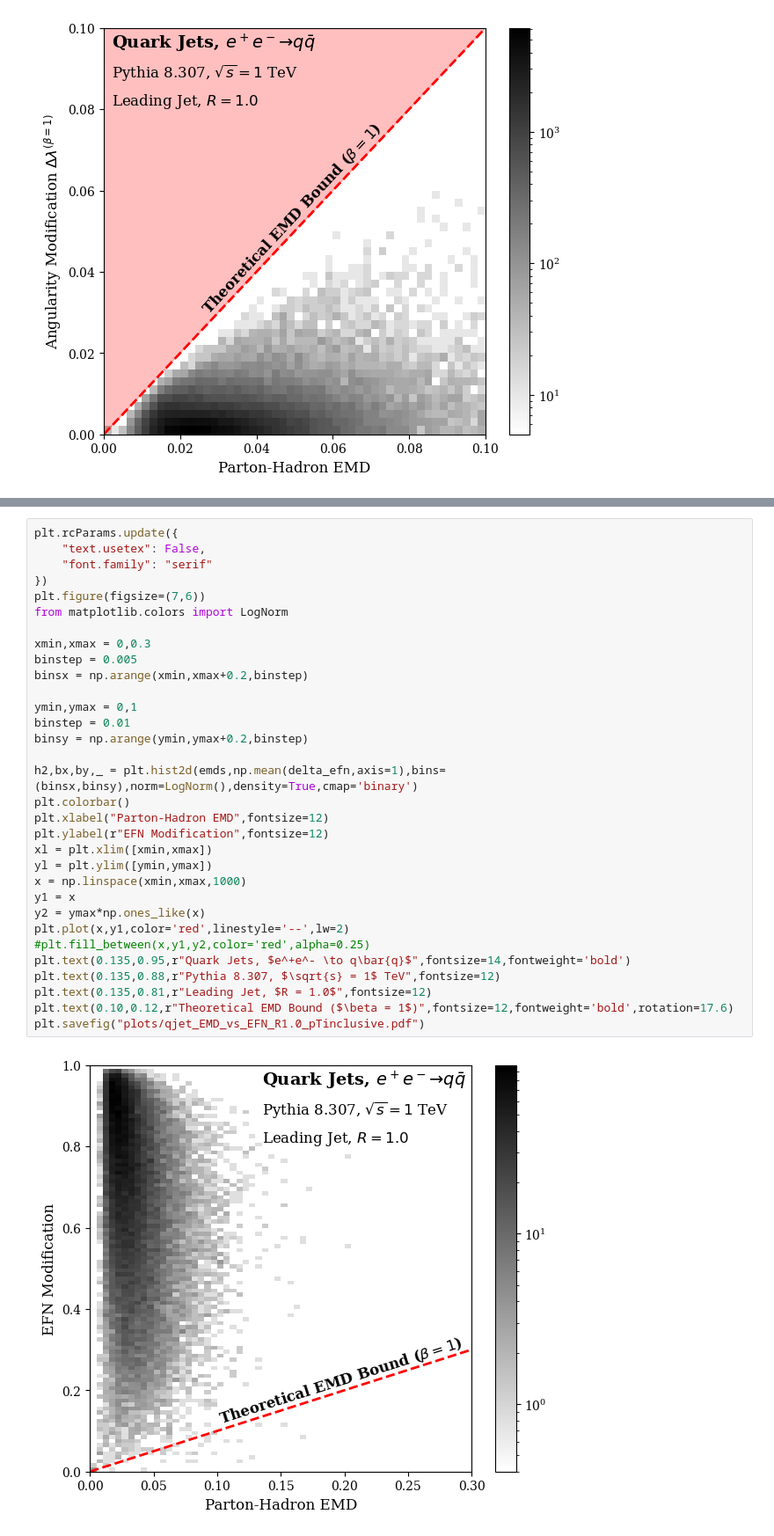
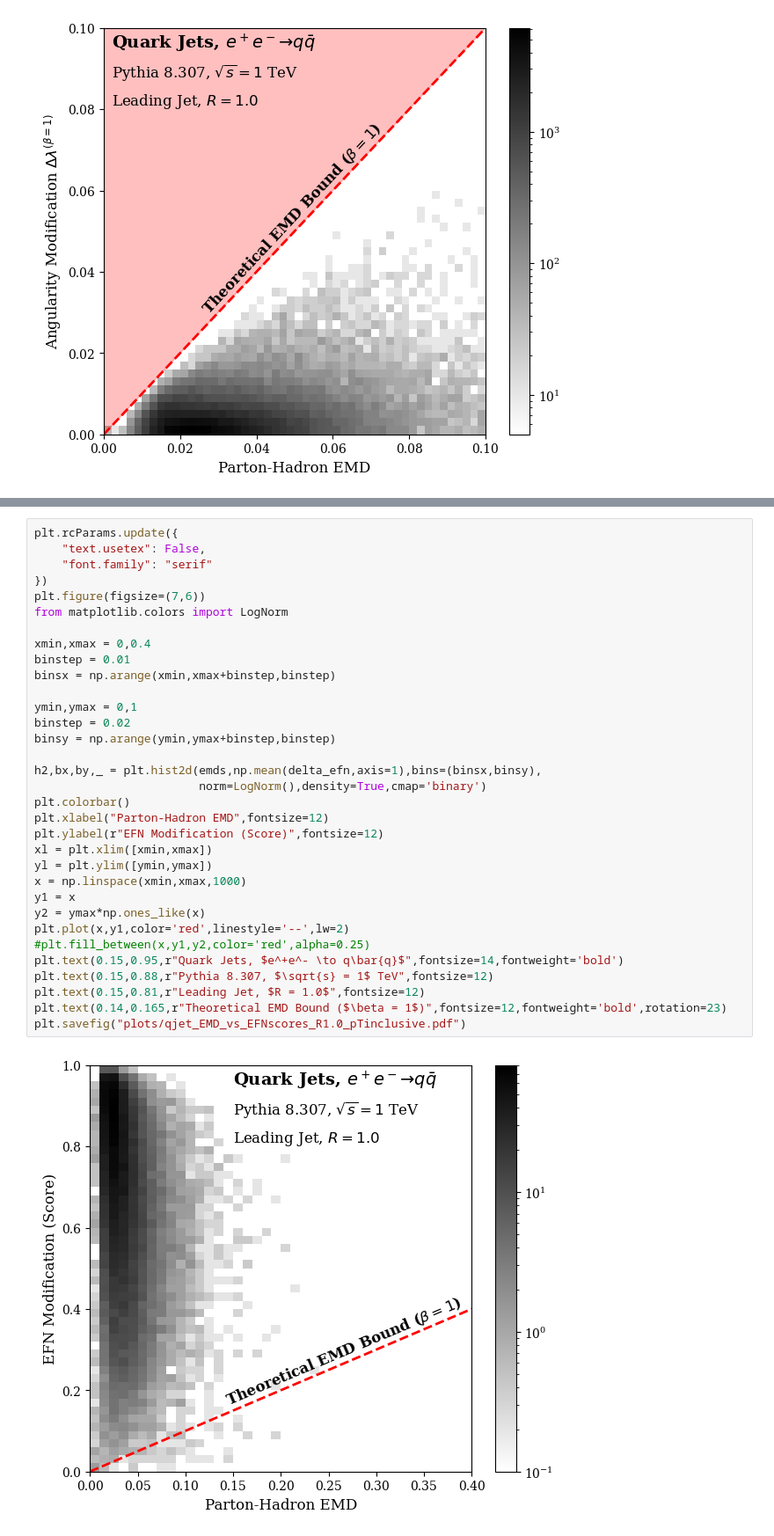
Before and after one commit to SamBT/safeUncalculable, a Jupyter notebook: makePlots.ipynb, the cells around one changed output, grey strips where cells are left out. Shown: that part at 88% size. Cells and saved outputs as stored; diff of their text form.

Commit message:
updated plots

```diff
--- a/makePlots.ipynb
+++ b/makePlots.ipynb
@@ -349,34 +385,35 @@ plt.savefig("plots/qjet_EMD_vs_spectralEFN_R1.0_pTinclusive.pdf")
 # %%
 plt.rcParams.update({
     "text.usetex": False,
     "font.family": "serif"
 })
 plt.figure(figsize=(7,6))
 from matplotlib.colors import LogNorm
 
-xmin,xmax = 0,0.3
-binstep = 0.005
-binsx = np.arange(xmin,xmax+0.2,binstep)
+xmin,xmax = 0,0.4
+binstep = 0.01
+binsx = np.arange(xmin,xmax+binstep,binstep)
 
 ymin,ymax = 0,1
-binstep = 0.01
-binsy = np.arange(ymin,ymax+0.2,binstep)
+binstep = 0.02
+binsy = np.arange(ymin,ymax+binstep,binstep)
 
-h2,bx,by,_ = plt.hist2d(emds,np.mean(delta_efn,axis=1),bins=(binsx,binsy),norm=LogNorm(),density=True,cmap='binary')
+h2,bx,by,_ = plt.hist2d(emds,np.mean(delta_efn,axis=1),bins=(binsx,binsy),
+                        norm=LogNorm(),density=True,cmap='binary')
 plt.colorbar()
 plt.xlabel("Parton-Hadron EMD",fontsize=12)
-plt.ylabel(r"EFN Modification",fontsize=12)
+plt.ylabel(r"EFN Modification (Score)",fontsize=12)
 xl = plt.xlim([xmin,xmax])
 yl = plt.ylim([ymin,ymax])
 x = np.linspace(xmin,xmax,1000)
 y1 = x
 y2 = ymax*np.ones_like(x)
 plt.plot(x,y1,color='red',linestyle='--',lw=2)
 #plt.fill_between(x,y1,y2,color='red',alpha=0.25)
-plt.text(0.135,0.95,r"Quark Jets, $e^+e^- \to q\bar{q}$",fontsize=14,fontweight='bold')
-plt.text(0.135,0.88,r"Pythia 8.307, $\sqrt{s} = 1$ TeV",fontsize=12)
-plt.text(0.135,0.81,r"Leading Jet, $R = 1.0$",fontsize=12)
-plt.text(0.10,0.12,r"Theoretical EMD Bound ($\beta = 1$)",fontsize=12,fontweight='bold',rotation=17.6)
-plt.savefig("plots/qjet_EMD_vs_EFN_R1.0_pTinclusive.pdf")
+plt.text(0.15,0.95,r"Quark Jets, $e^+e^- \to q\bar{q}$",fontsize=14,fontweight='bold')
+plt.text(0.15,0.88,r"Pythia 8.307, $\sqrt{s} = 1$ TeV",fontsize=12)
+plt.text(0.15,0.81,r"Leading Jet, $R = 1.0$",fontsize=12)
+plt.text(0.14,0.165,r"Theoretical EMD Bound ($\beta = 1$)",fontsize=12,fontweight='bold',rotation=23)
+plt.savefig("plots/qjet_EMD_vs_EFNscores_R1.0_pTinclusive.pdf")
 # %% [output]
-[figure, old version]
+[figure, new version]
```
Also changed, not shown: parts of 29 cells of this notebook.
